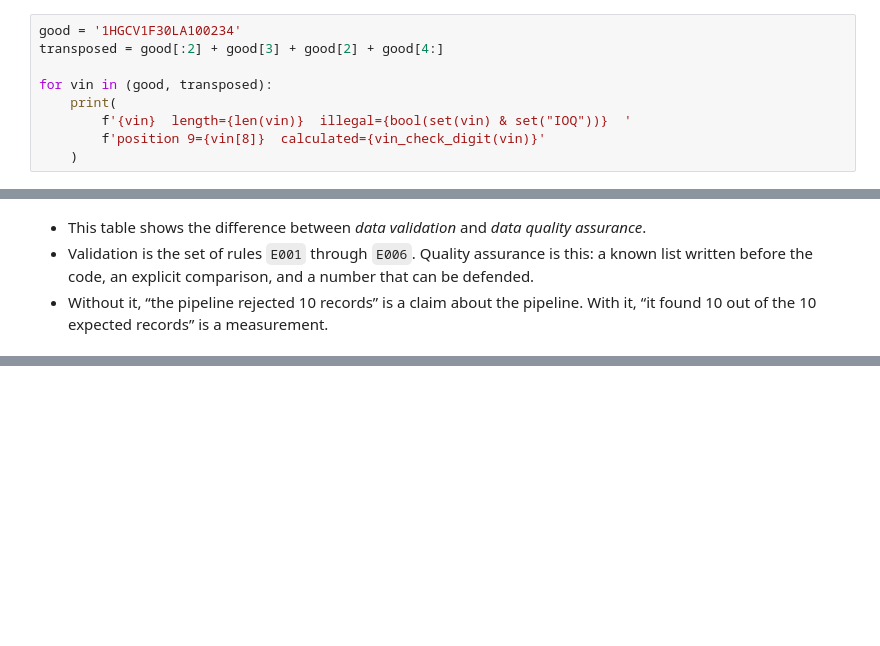
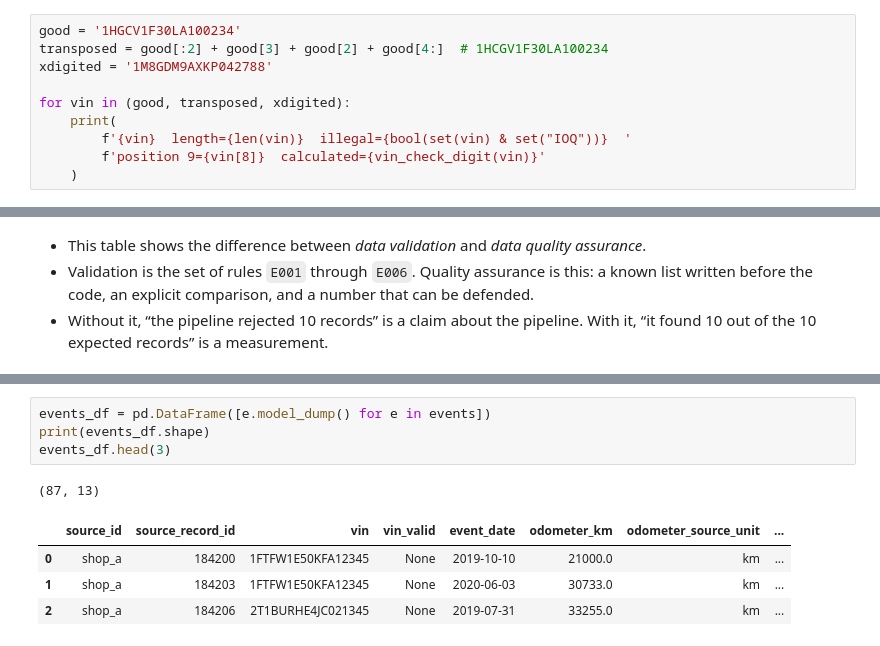
Before and after one commit to renteria-luis/automotive-data-mapper, a Jupyter notebook: notebooks/02_pipeline.ipynb, the cells around one changed output, grey strips where cells are left out. Saved outputs shown, nothing was run; the diff lists cells and outputs as text; blank space fills up the shorter version.

```diff
--- a/notebooks/02_pipeline.ipynb
+++ b/notebooks/02_pipeline.ipynb
@@ -113,9 +114,10 @@ def vin_check_digit(vin: str) -> str:
 [`SAMPLE_DATA.md`](../docs/SAMPLE_DATA.md) says that a `dealer_b` record has two adjacent characters transposed. It has 17 characters and contains no illegal characters, so it passes the first two checks.
 # %%
 good = '1HGCV1F30LA100234'
-transposed = good[:2] + good[3] + good[2] + good[4:]
+transposed = good[:2] + good[3] + good[2] + good[4:]  # 1HCGV1F30LA100234
+xdigited = '1M8GDM9AXKP042788'
 
-for vin in (good, transposed):
+for vin in (good, transposed, xdigited):
     print(
         f'{vin}  length={len(vin)}  illegal={bool(set(vin) & set("IOQ"))}  '
         f'position 9={vin[8]}  calculated={vin_check_digit(vin)}'
@@ -622,0 +632,10 @@ false positives: 0
+# %%
+events_df = pd.DataFrame([e.model_dump() for e in events])
+print(events_df.shape)
+events_df.head(3)
+# %% [output]
+(87, 13)
+|  | source_id | source_record_id | vin | vin_valid | event_date | odometer_km | odometer_source_unit | ... |
+| 0 | shop_a | 184200 | 1FTFW1E50KFA12345 | None | 2019-10-10 | 21000.0 | km | ... |
+| 1 | shop_a | 184203 | 1FTFW1E50KFA12345 | None | 2020-06-03 | 30733.0 | km | ... |
+| 2 | shop_a | 184206 | 2T1BURHE4JC021345 | None | 2019-07-31 | 33255.0 | km | ... |
```
Also changed, not shown: parts of 11 cells of this notebook.
